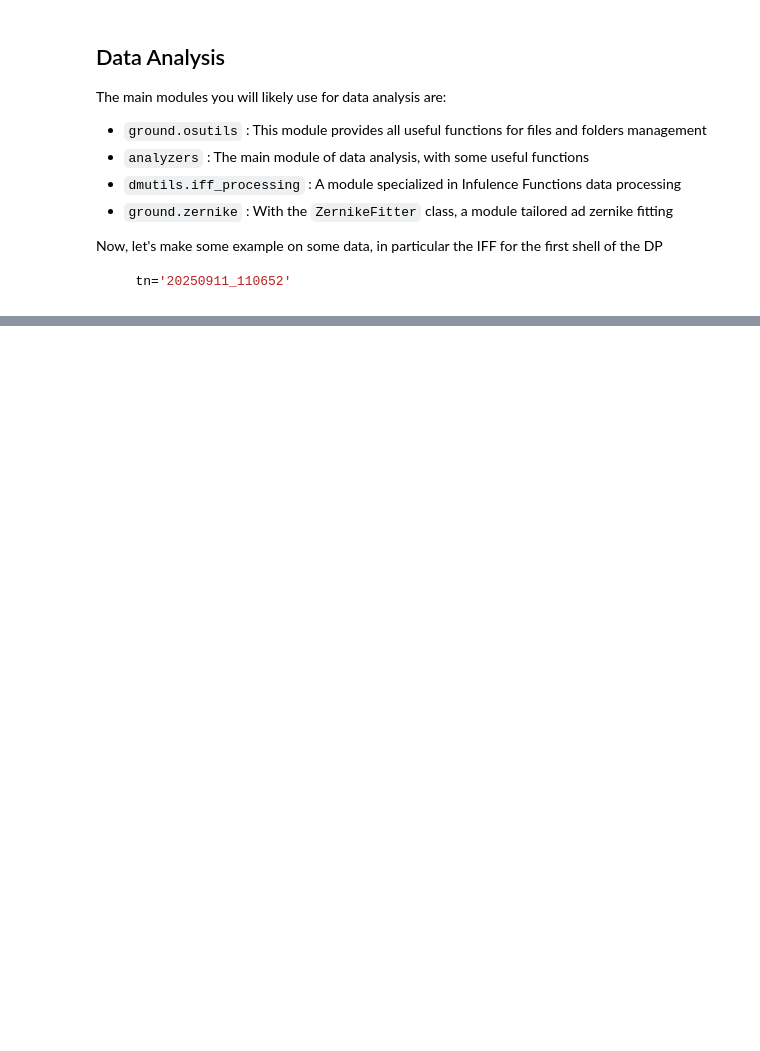
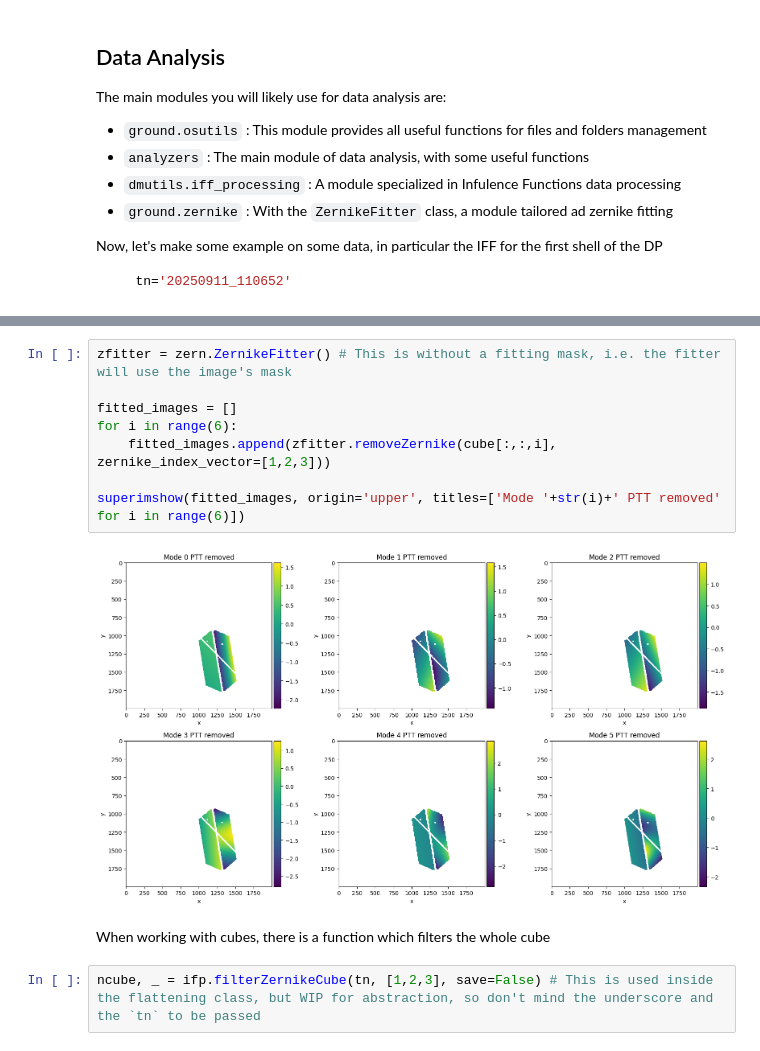
Before and after one commit to pietroferraiuolo/labott, a Jupyter notebook: opt-tutorial.ipynb, the cells around one changed output, grey strips where cells are left out. Cells and saved outputs as stored; diff of their text form; blank space fills up the shorter version.

```diff
--- a/opt-tutorial.ipynb
+++ b/opt-tutorial.ipynb
@@ -86,0 +379,14 @@ folders = osu.findTracknum(tn)
+# %%
+zfitter = zern.ZernikeFitter() # This is without a fitting mask, i.e. the fitter will use the image's mask
+
+fitted_images = []
+for i in range(6):
+    fitted_images.append(zfitter.removeZernike(cube[:,:,i], zernike_index_vector=[1,2,3]))
+
+superimshow(fitted_images, origin='upper', titles=['Mode '+str(i)+' PTT removed' for i in range(6)])
+# %% [output]
+[figure, added]
+# %% [markdown]
+When working with cubes, there is a function which filters the whole cube
+# %%
+ncube, _ = ifp.filterZernikeCube(tn, [1,2,3], save=False) # This is used inside the flattening class, but WIP for abstraction, so don't mind the underscore and the `tn` to be passed
```
Also changed, not shown: parts of 17 cells of this notebook, 3 other files.
